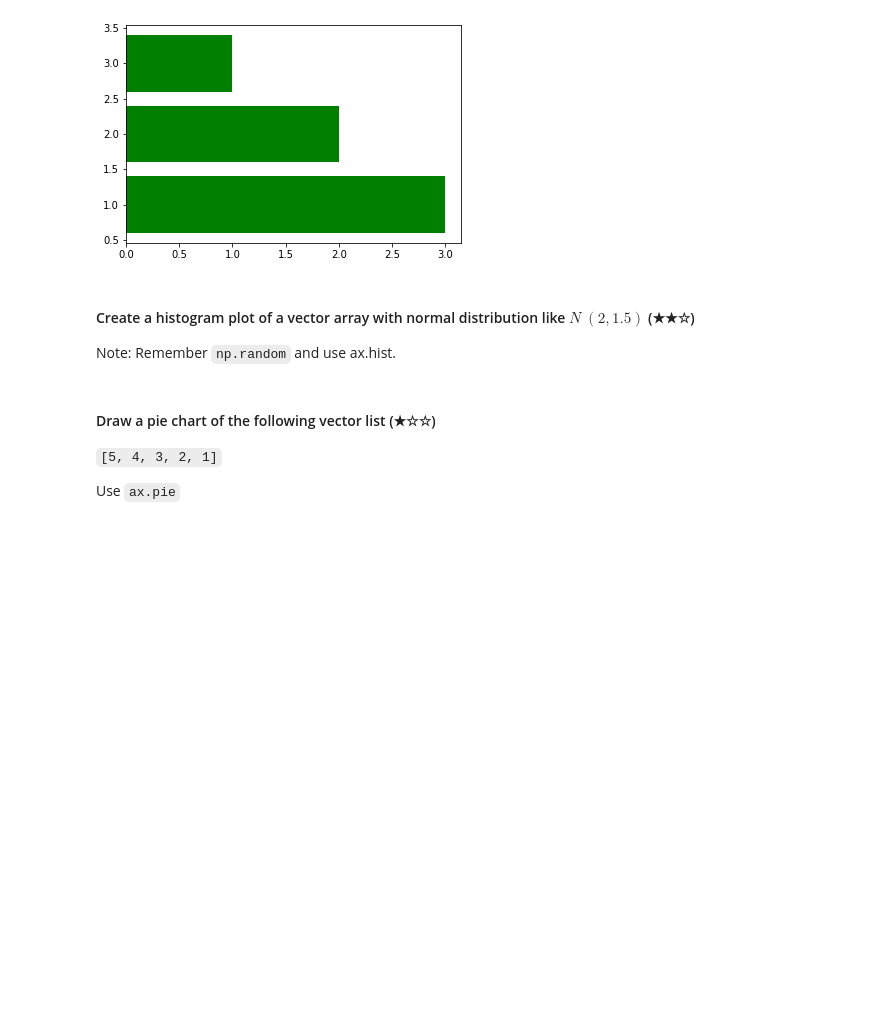
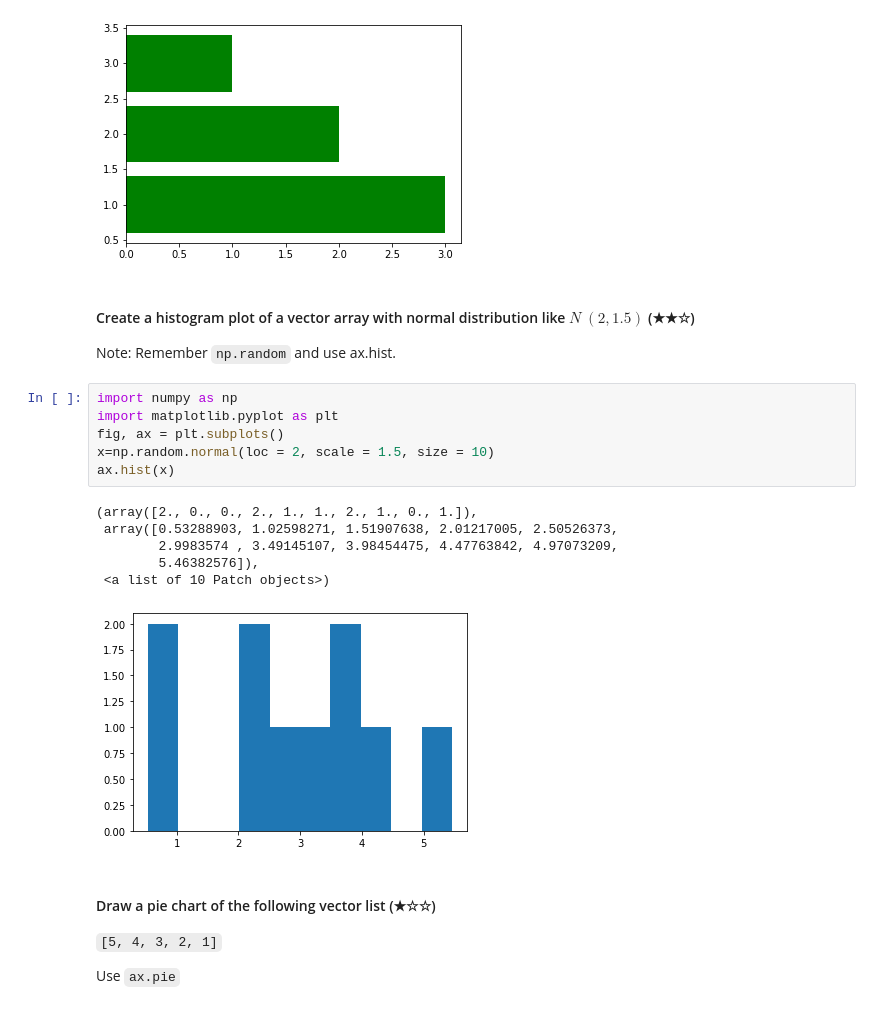
Before and after one commit to NMAR92/Certificados-Nadia-Martin, a Jupyter notebook: 04-matplotlib/04.1-Intro-to-Matplotlib.ipynb, the cells around one changed output. Cells and saved outputs as stored; diff of their text form; blank space fills up the shorter version.

```diff
--- a/04-matplotlib/04.1-Intro-to-Matplotlib.ipynb
+++ b/04-matplotlib/04.1-Intro-to-Matplotlib.ipynb
@@ -133,6 +133,19 @@ ax.barh(x[0], x[1], color ='green')
 # %% [markdown]
 #### Create a histogram plot of a vector array with normal distribution like $N ~ (2, 1.5)$ (★★☆)
 Note: Remember `np.random` and use ax.hist.
+# %%
+import numpy as np
+import matplotlib.pyplot as plt
+fig, ax = plt.subplots()
+x=np.random.normal(loc = 2, scale = 1.5, size = 10)
+ax.hist(x)
+# %% [output]
+(array([2., 0., 0., 2., 1., 1., 2., 1., 0., 1.]),
+ array([0.53288903, 1.02598271, 1.51907638, 2.01217005, 2.50526373,
+        2.9983574 , 3.49145107, 3.98454475, 4.47763842, 4.97073209,
+        5.46382576]),
+ <a list of 10 Patch objects>)
+[figure, added]
 # %% [markdown]
 #### Draw a pie chart of the following vector list (★☆☆)
 `[5, 4, 3, 2, 1]`
```
Also changed, not shown: parts of 1 cell of this notebook.
